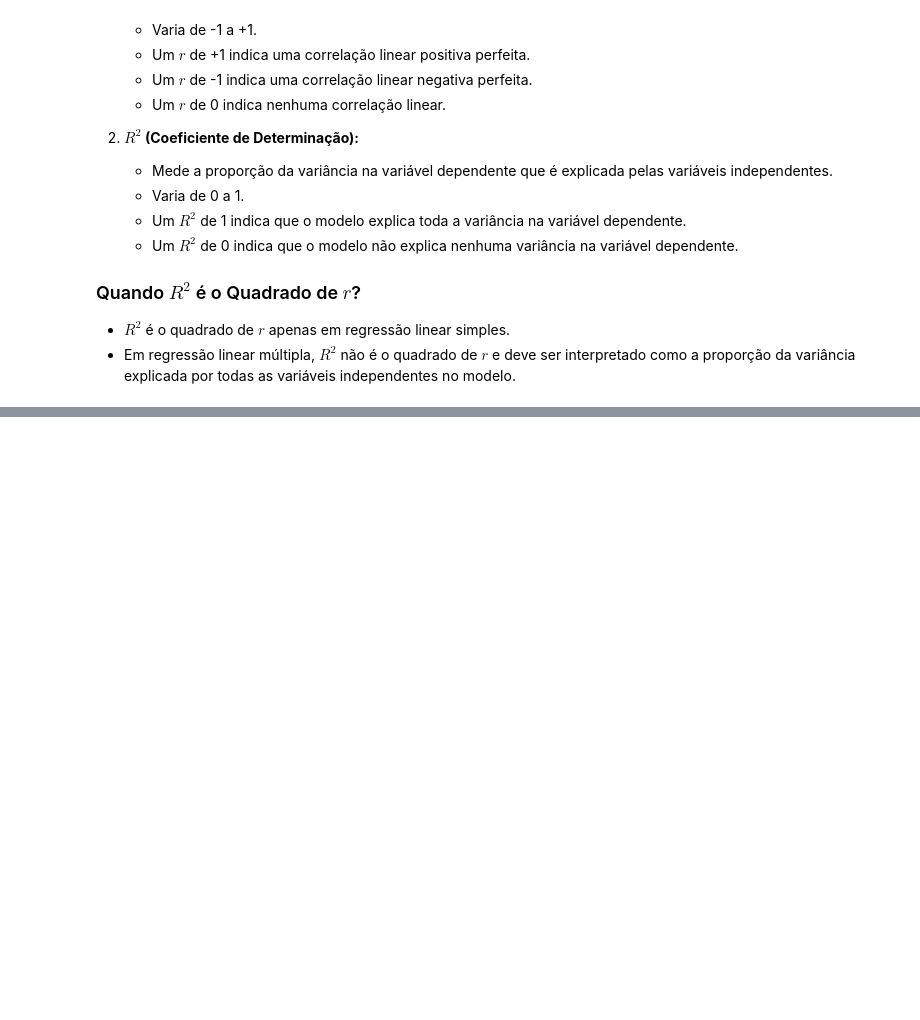
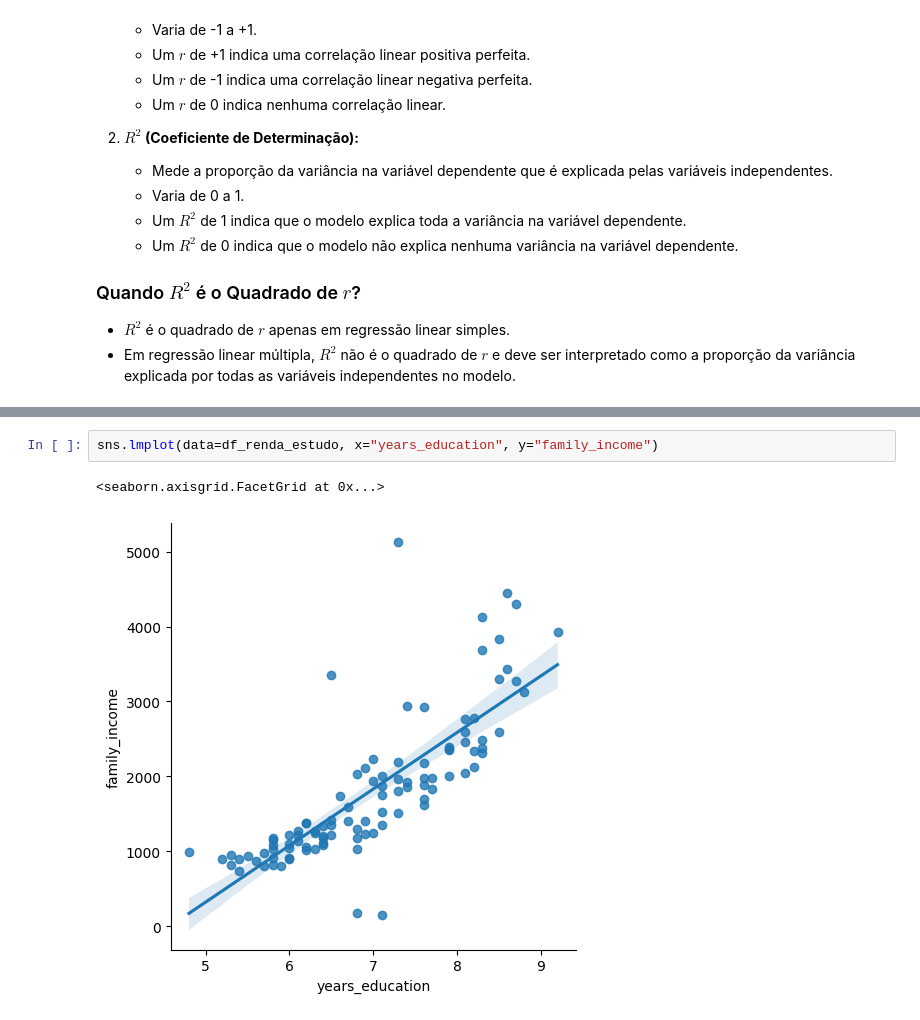
Before and after one commit to PauloViniciusR/Estatistica_dados, a Jupyter notebook: Estatistica_Descritiva/14_regressao_linear.ipynb, the cells around one changed output, grey strips where cells are left out. Cells and saved outputs as stored; diff of their text form; blank space fills up the shorter version.

```diff
--- a/Estatistica_Descritiva/14_regressao_linear.ipynb
+++ b/Estatistica_Descritiva/14_regressao_linear.ipynb
@@ -242,0 +270,5 @@ Isso significa que 64% da variação no peso pode ser explicada pela altura.
+# %%
+sns.lmplot(data=df_renda_estudo, x="years_education", y="family_income")
+# %% [output]
+<seaborn.axisgrid.FacetGrid at 0x...>
+[figure, added]
```
Also changed, not shown: parts of 6 cells of this notebook.
